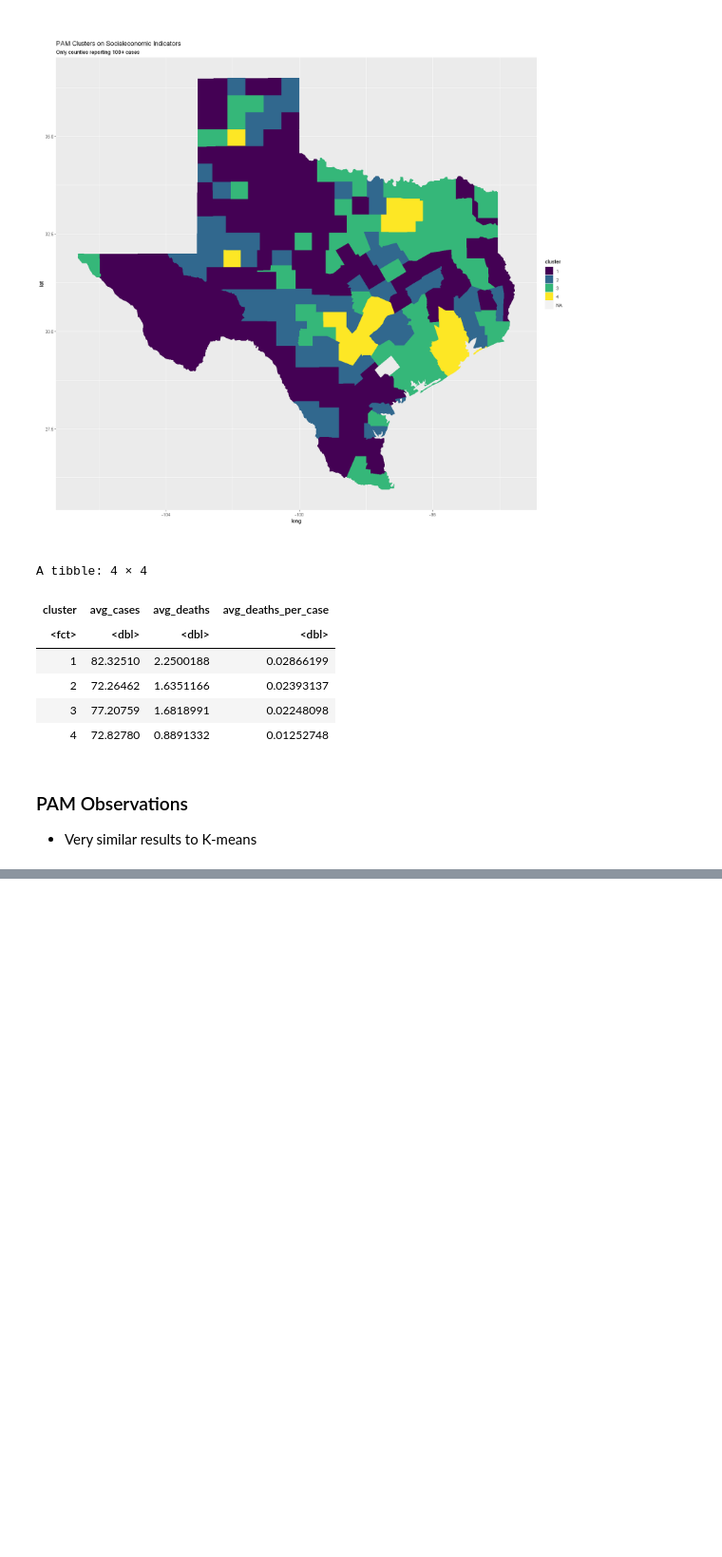
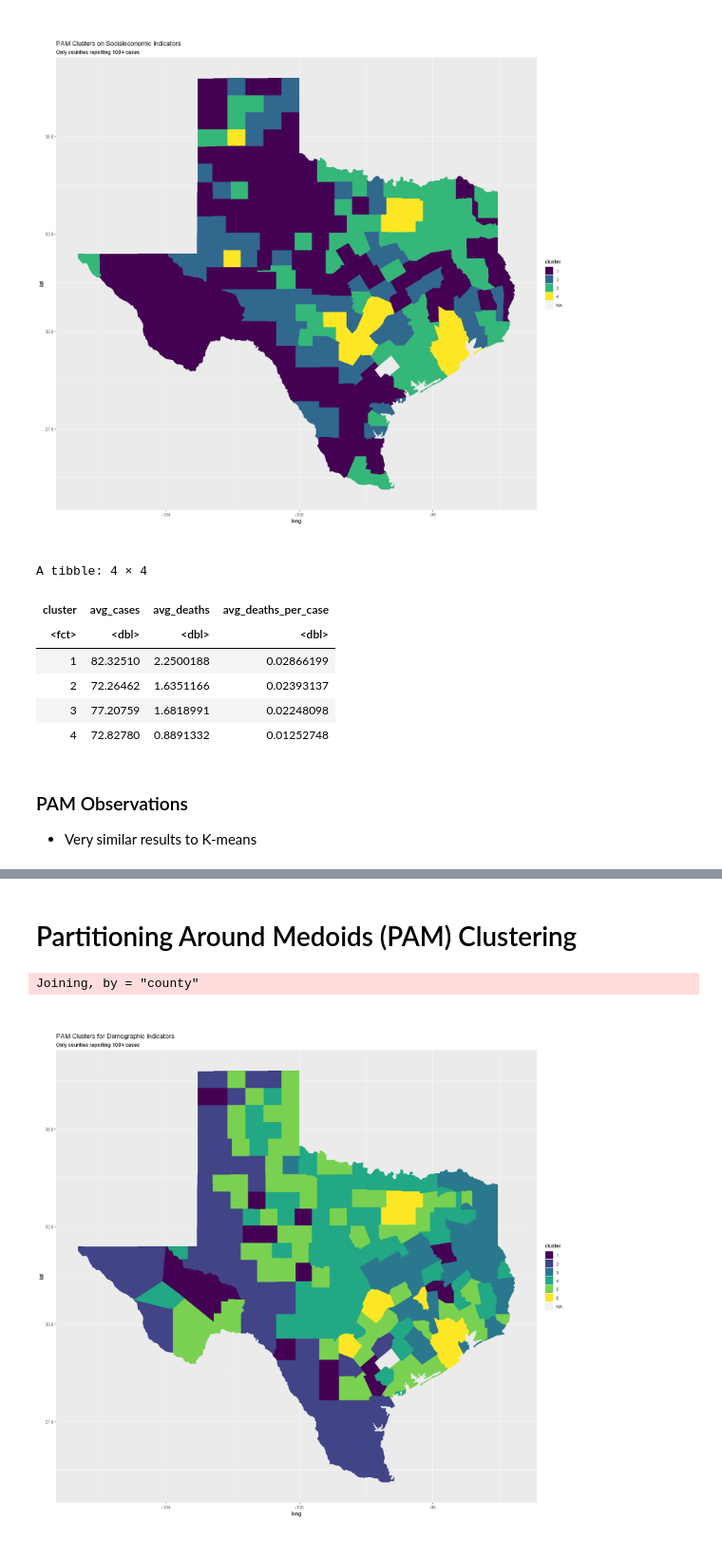
Before and after one commit to ncliu95/smu_dm_project_2, a Jupyter notebook: Project 2.ipynb, the cells around one changed output, grey strips where cells are left out. Shown at 95% size. Saved outputs shown, nothing was run; the diff lists cells and outputs as text; code cells hidden in the pictures; blank space fills up the shorter version.

Commit message:
added more titles

```diff
--- a/Project 2.ipynb
+++ b/Project 2.ipynb
@@ -824,0 +783,2 @@ A tibble: 6 × 4
+# %% [markdown]
+# Partitioning Around Medoids (PAM) Clustering
@@ -824,0 +791,13 @@ A tibble: 6 × 4
+# %%
+counties_TX_p <- counties_TX %>% left_join(demo_data %>% add_column(cluster = demo_data_p$cluster))
+# %% [output]
+Joining, by = "county"
+# %%
+options(repr.plot.width = 15, repr.plot.height = 15)
+ggplot(counties_TX_p, aes(long, lat)) +
+  geom_polygon(aes(group = group, fill = cluster)) +
+  coord_quickmap() +
+  scale_fill_viridis_d() +
+  labs(title = "PAM Clusters for Demographic Indicators", subtitle = "Only counties reporting 100+ cases")
+# %% [output]
+[figure, added]
```
Also changed, not shown: parts of 78 cells of this notebook.
